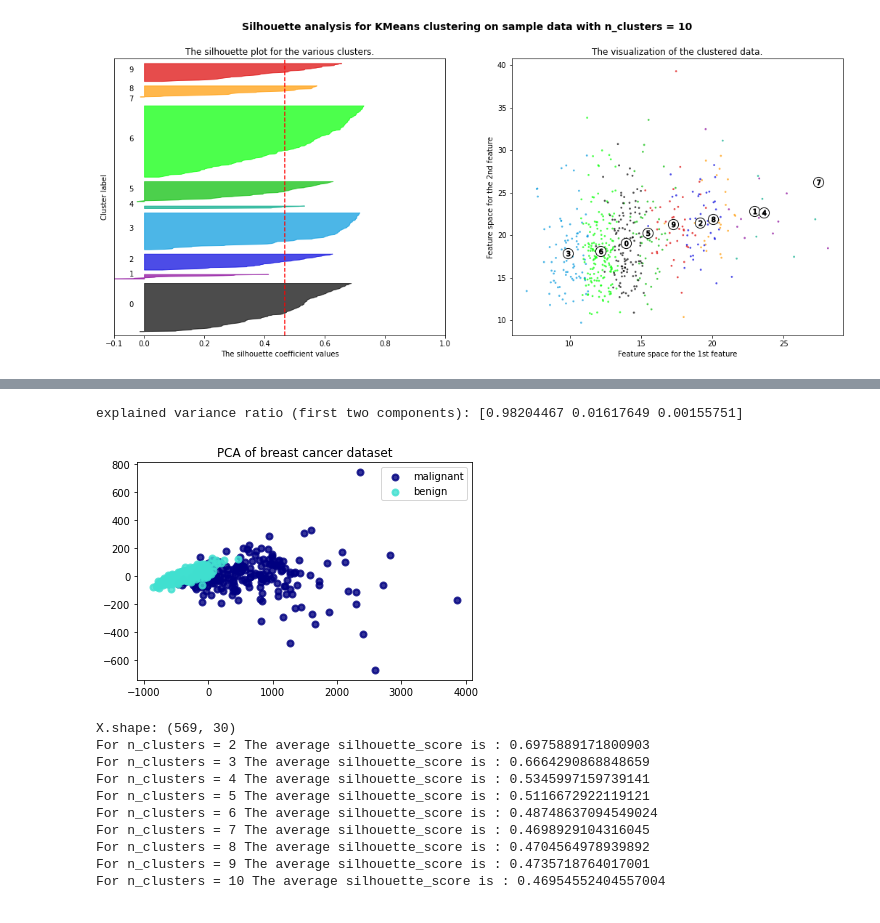
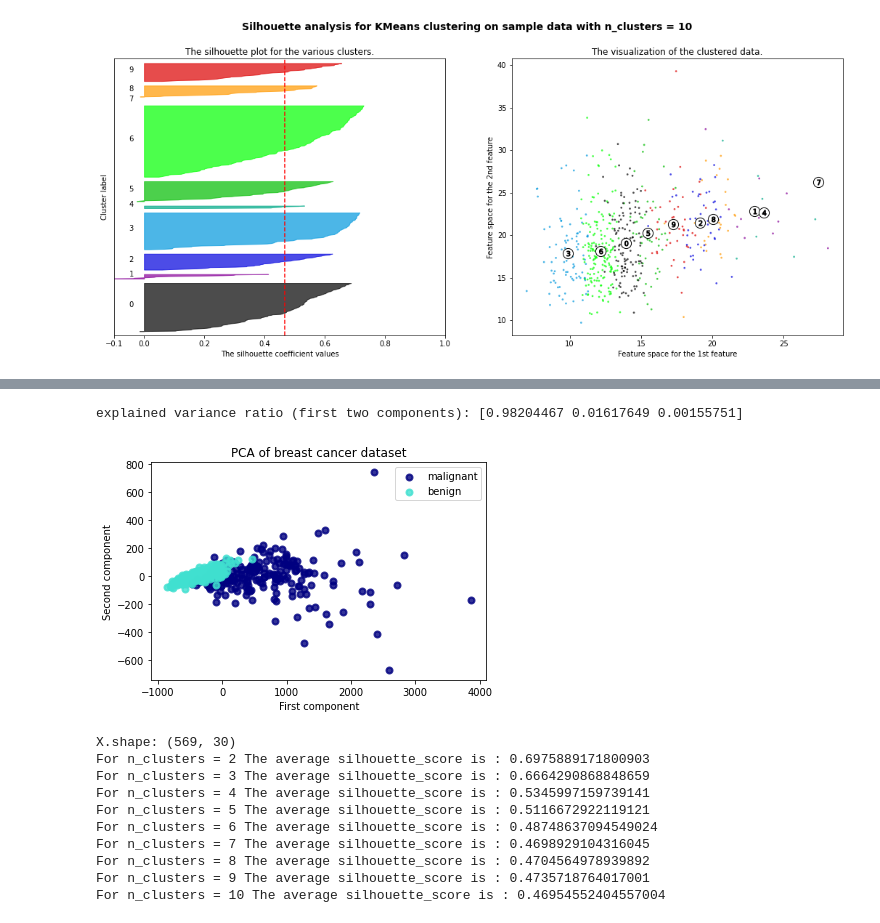
Before and after one commit to sharp-productions/meh3, a Jupyter notebook: unsupervised.ipynb, the cells around one changed output, grey strips where cells are left out. Cells and saved outputs as stored; diff of their text form; code cells hidden in the pictures.

```diff
--- a/unsupervised.ipynb
+++ b/unsupervised.ipynb
@@ -294,34 +295,36 @@ from sklearn.discriminant_analysis import LinearDiscriminantAnalysis
 
 breast_cancer = datasets.load_breast_cancer()
 
 X = breast_cancer.data
 y = breast_cancer.target
 target_names = breast_cancer.target_names
 
 pca = PCA(n_components=3)
 X_r = pca.fit(X).transform(X)
 
 # Percentage of variance explained for each components
 print(
     "explained variance ratio (first two components): %s"
     % str(pca.explained_variance_ratio_)
 )
 
 plt.figure()
 colors = ["navy", "turquoise", "darkorange"]
 lw = 2
 
 for color, i, target_name in zip(colors, [0, 1, 2], target_names):
     plt.scatter(
         X_r[y == i, 0], X_r[y == i, 1], color=color, alpha=0.8, lw=lw, label=target_name
     )
 plt.legend(loc="best", shadow=False, scatterpoints=1)
 plt.title("PCA of breast cancer dataset")
+plt.xlabel("First component")
+plt.ylabel("Second component")
 
 plt.show()
 # %% [output]
 explained variance ratio (first two components): [0.98204467 0.01617649 0.00155751]
-[figure, old version]
+[figure, new version]
 # %%
 # 3a) k-means clustering on PCA with Breast Cancer data
 from sklearn import datasets, metrics
```
Also changed, not shown: parts of 7 cells of this notebook.
